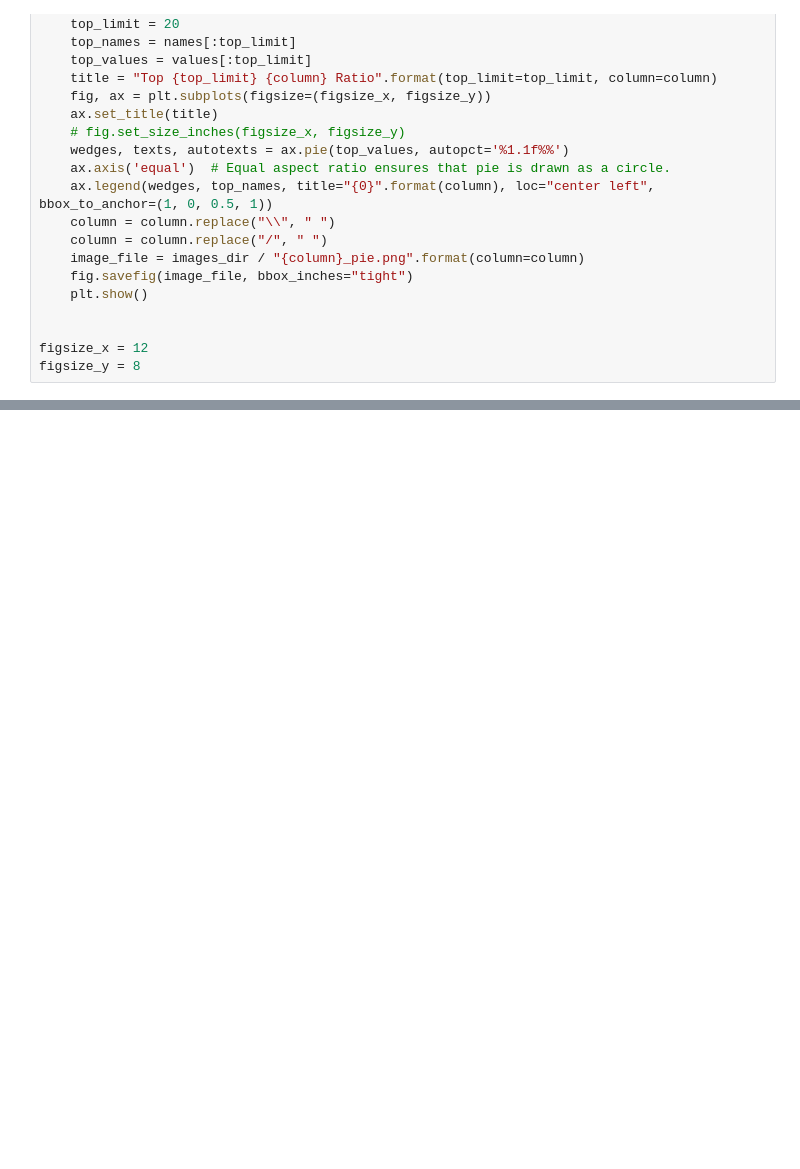
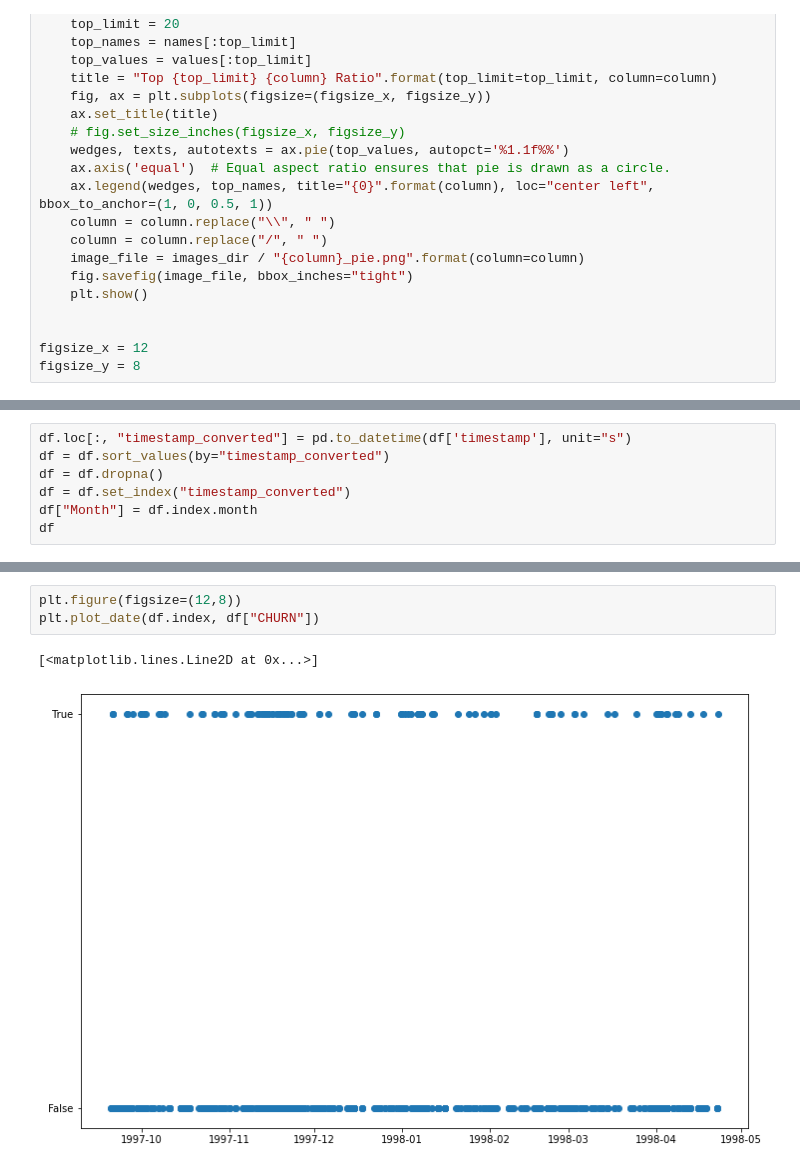
Before and after one commit to gurkandyilmaz/data_visualization, a Jupyter notebook: visualization/data_visualization.ipynb, the cells around one changed output, grey strips where cells are left out. Saved outputs shown, nothing was run; the diff lists cells and outputs as text; blank space fills up the shorter version.

Commit message:
timeseries plots

```diff
--- a/visualization/data_visualization.ipynb
+++ b/visualization/data_visualization.ipynb
@@ -313,0 +296,7 @@ plt.show()
+# %%
+df.loc[:, "timestamp_converted"] = pd.to_datetime(df['timestamp'], unit="s")
+df = df.sort_values(by="timestamp_converted")
+df = df.dropna()
+df = df.set_index("timestamp_converted")
+df["Month"] = df.index.month
+df
@@ -313,0 +318,6 @@ plt.show()
+# %%
+plt.figure(figsize=(12,8))
+plt.plot_date(df.index, df["CHURN"])
+# %% [output]
+[<matplotlib.lines.Line2D at 0x...>]
+[figure, added]
```
Also changed, not shown: parts of 15 cells of this notebook, 3 other files.
